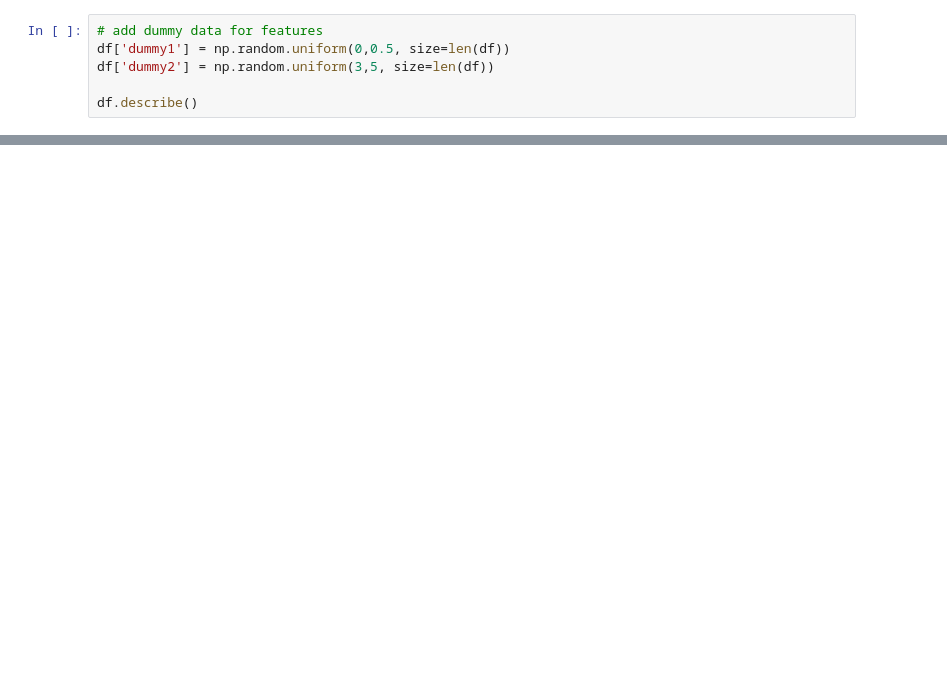
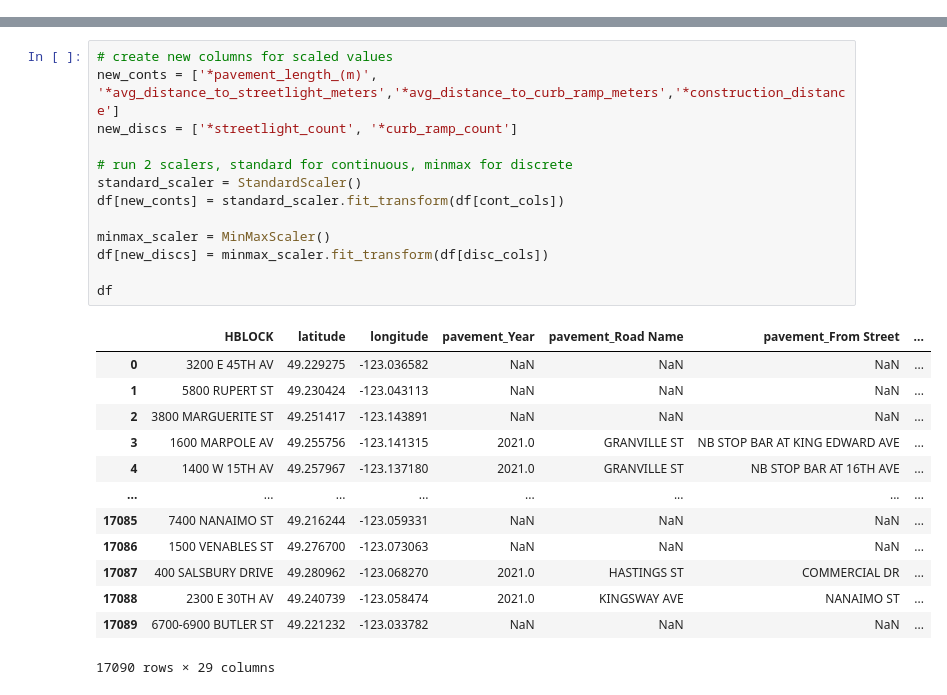
Before and after one commit to maishaSupritee/AI4GoodLab-Project, a Jupyter notebook: kmeans.ipynb, the cells around one changed output, grey strips where cells are left out. Cells and saved outputs as stored; diff of their text form; blank space fills up the shorter version.

```diff
--- a/kmeans.ipynb
+++ b/kmeans.ipynb
@@ -14,6 +33,0 @@ df.shape
-# %%
-# add dummy data for features
-df['dummy1'] = np.random.uniform(0,0.5, size=len(df))
-df['dummy2'] = np.random.uniform(3,5, size=len(df))
-
-df.describe()
@@ -49 +72,28 @@ df
+# %%
+# create new columns for scaled values
+new_conts = ['*pavement_length_(m)', '*avg_distance_to_streetlight_meters','*avg_distance_to_curb_ramp_meters','*construction_distance']
+new_discs = ['*streetlight_count', '*curb_ramp_count']
+
+# run 2 scalers, standard for continuous, minmax for discrete
+standard_scaler = StandardScaler()
+df[new_conts] = standard_scaler.fit_transform(df[cont_cols])
+
+minmax_scaler = MinMaxScaler()
+df[new_discs] = minmax_scaler.fit_transform(df[disc_cols])
+
+df
+# %% [output]
+|  | HBLOCK | latitude | longitude | pavement_Year | pavement_Road Name | pavement_From Street | ... |
+| 0 | 3200 E 45TH AV | 49.229275 | -123.036582 | NaN | NaN | NaN | ... |
+| 1 | 5800 RUPERT ST | 49.230424 | -123.043113 | NaN | NaN | NaN | ... |
+| 2 | 3800 MARGUERITE ST | 49.251417 | -123.143891 | NaN | NaN | NaN | ... |
+| 3 | 1600 MARPOLE AV | 49.255756 | -123.141315 | 2021.0 | GRANVILLE ST | NB STOP BAR AT KING EDWARD AVE | ... |
+| 4 | 1400 W 15TH AV | 49.257967 | -123.137180 | 2021.0 | GRANVILLE ST | NB STOP BAR AT 16TH AVE | ... |
+| ... | ... | ... | ... | ... | ... | ... | ... |
+| 17085 | 7400 NANAIMO ST | 49.216244 | -123.059331 | NaN | NaN | NaN | ... |
+| 17086 | 1500 VENABLES ST | 49.276700 | -123.073063 | NaN | NaN | NaN | ... |
+| 17087 | 400 SALSBURY DRIVE | 49.280962 | -123.068270 | 2021.0 | HASTINGS ST | COMMERCIAL DR | ... |
+| 17088 | 2300 E 30TH AV | 49.240739 | -123.058474 | 2021.0 | KINGSWAY AVE | NANAIMO ST | ... |
+| 17089 | 6700-6900 BUTLER ST | 49.221232 | -123.033782 | NaN | NaN | NaN | ... |
+17090 rows × 29 columns
 # %%
```
Also changed, not shown: parts of 10 cells of this notebook, 4 other files.
